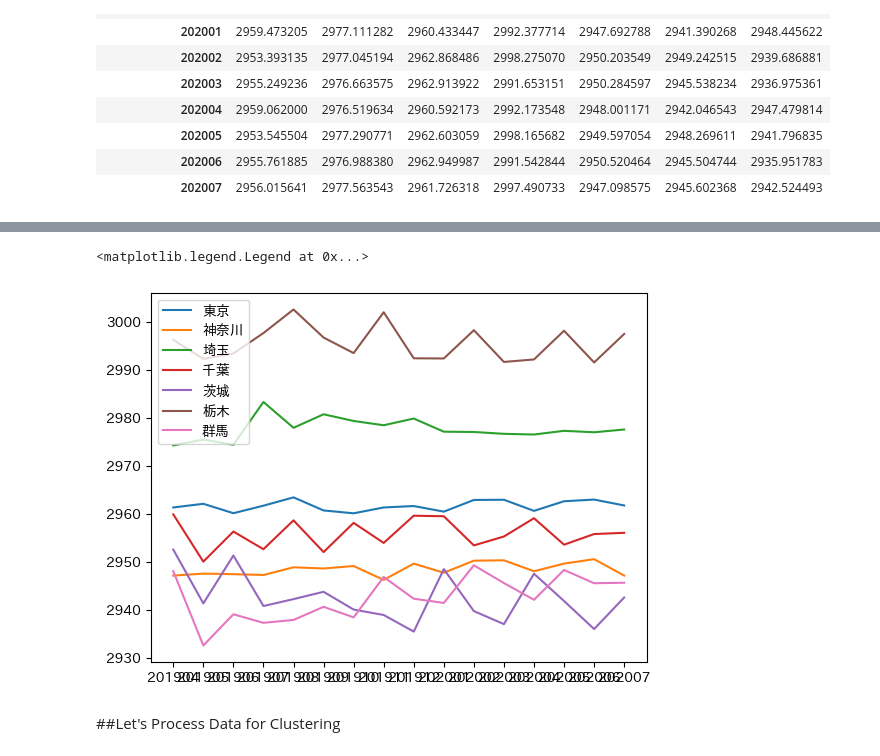
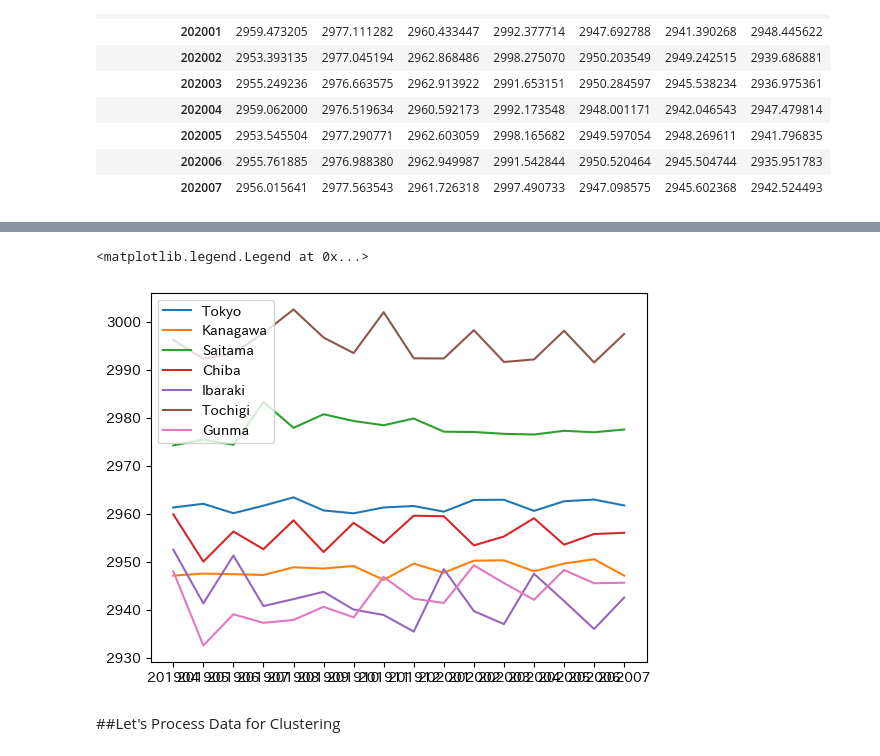
Before and after one commit to taka7peace/Ramain_derivery_analysis, a Jupyter notebook: intern_project1.ipynb, the cells around one changed output, grey strips where cells are left out. Saved outputs shown, nothing was run; the diff lists cells and outputs as text; code cells hidden in the pictures.

```diff
--- a/intern_project1.ipynb
+++ b/intern_project1.ipynb
@@ -215,8 +214,8 @@ order_data
 # %% [markdown]
 ##Let's set a name to the code which master does not exist.
 # %%
-order_data.loc[order_data['takeout_flag'] == 0, 'takeout_name'] = 'デリバリー'
-order_data.loc[order_data['takeout_flag'] == 1, 'takeout_name'] = 'お持ち帰り'
+order_data.loc[order_data['takeout_flag'] == 0, 'takeout_name'] = 'Delivery'
+order_data.loc[order_data['takeout_flag'] == 1, 'takeout_name'] = 'Take Out'
 order_data
 # %% [output]
 |  | order_id | store_id | customer_id | coupon_cd | sales_detail_id | order_accept_date | delivered_date | ... |
@@ -233,10 +232,10 @@ order_data
 | 3774289 | 14799648 | 39 | C90614204 | 5 | 13300147 | 2020-03-31 21:58:58 | 2020-03-31 22:38:58 | ... |
 3774290 rows × 15 columns
 # %%
-order_data.loc[order_data['status'] == 0, 'status_name'] = '受付'
-order_data.loc[order_data['status'] == 1, 'status_name'] = 'お支払済'
-order_data.loc[order_data['status'] == 2, 'status_name'] = 'お渡し済'
-order_data.loc[order_data['status'] == 9, 'status_name'] = 'キャンセル'
+order_data.loc[order_data['status'] == 0, 'status_name'] = 'Reception'
+order_data.loc[order_data['status'] == 1, 'status_name'] = 'Payment Completed'
+order_data.loc[order_data['status'] == 2, 'status_name'] = 'Delivered'
+order_data.loc[order_data['status'] == 9, 'status_name'] = 'Cancel'
 order_data
 # %% [output]
 |  | order_id | store_id | customer_id | coupon_cd | sales_detail_id | order_accept_date | delivered_date | ... |
@@ -441,16 +502,16 @@ Successfully installed japanize-matplotlib-1.1.3
 # %%
 import japanize_matplotlib
-plt.plot(list(pre_data.index), pre_data['東京'], label='東京')
-plt.plot(list(pre_data.index), pre_data['神奈川'], label='神奈川')
-plt.plot(list(pre_data.index), pre_data['埼玉'], label='埼玉')
-plt.plot(list(pre_data.index), pre_data['千葉'], label='千葉')
-plt.plot(list(pre_data.index), pre_data['茨城'], label='茨城')
-plt.plot(list(pre_data.index), pre_data['栃木'], label='栃木')
-plt.plot(list(pre_data.index), pre_data['群馬'], label='群馬')
+plt.plot(list(pre_data.index), pre_data['東京'], label='Tokyo')
+plt.plot(list(pre_data.index), pre_data['神奈川'], label='Kanagawa')
+plt.plot(list(pre_data.index), pre_data['埼玉'], label='Saitama')
+plt.plot(list(pre_data.index), pre_data['千葉'], label='Chiba')
+plt.plot(list(pre_data.index), pre_data['茨城'], label='Ibaraki')
+plt.plot(list(pre_data.index), pre_data['栃木'], label='Tochigi')
+plt.plot(list(pre_data.index), pre_data['群馬'], label='Gunma')
 plt.legend()
 # %% [output]
 <matplotlib.legend.Legend at 0x...>
-[figure, old version]
+[figure, new version]
 # %% [markdown]
 ##Let's Process Data for Clustering
 # %%
```
Also changed, not shown: parts of 54 cells of this notebook.
